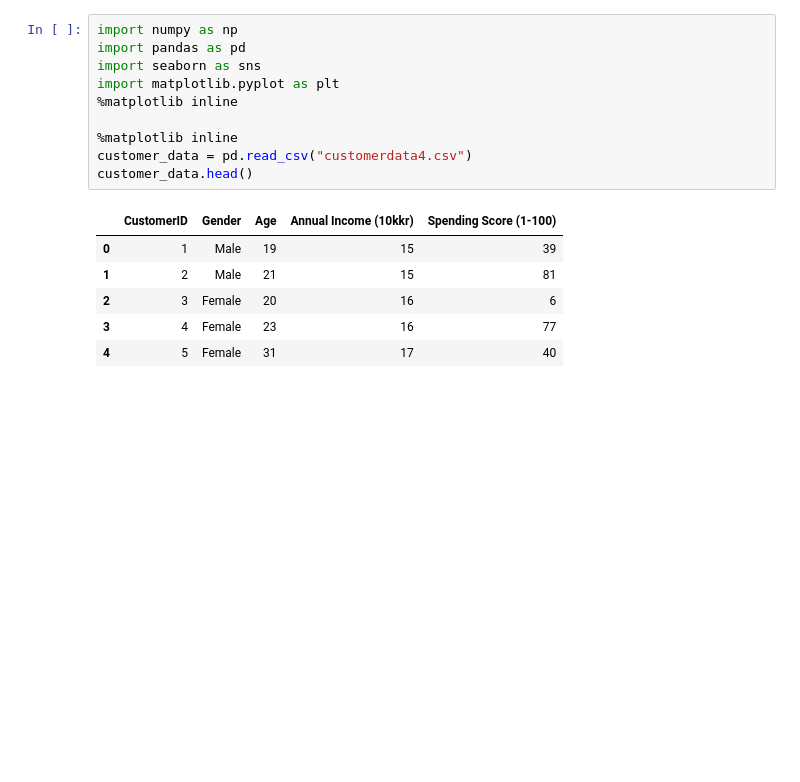
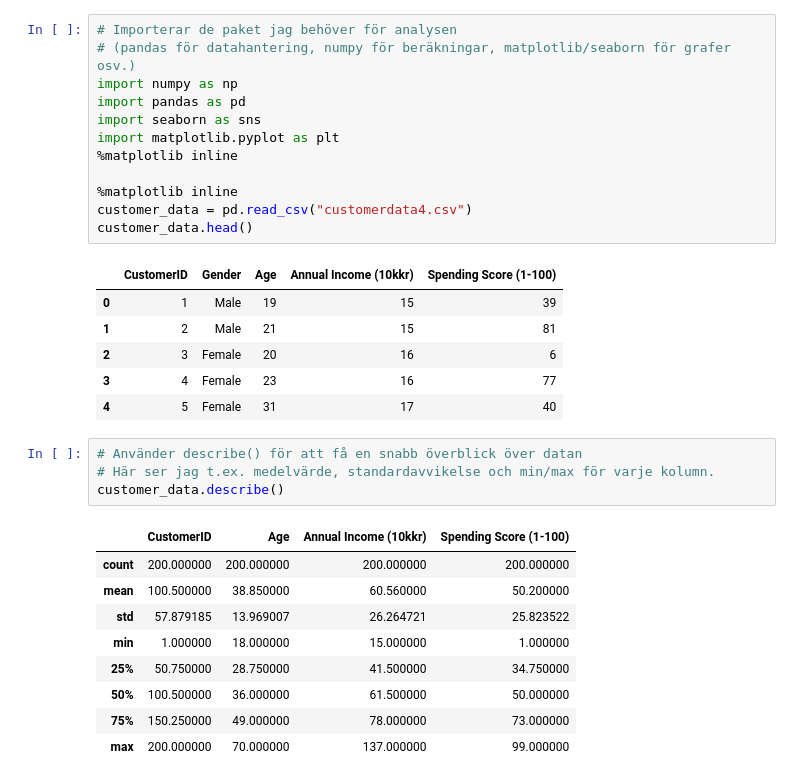
Before and after one commit to Tarish-Tarish/AI-Labb-1, a Jupyter notebook: T1.ipynb, the cells around one changed output. Saved outputs shown, nothing was run; the diff lists cells and outputs as text; blank space fills up the shorter version.

```diff
--- a/T1.ipynb
+++ b/T1.ipynb
@@ -1,4 +1,6 @@
 # %%
+# Importerar de paket jag behöver för analysen
+# (pandas för datahantering, numpy för beräkningar, matplotlib/seaborn för grafer osv.)
 import numpy as np
 import pandas as pd
 import seaborn as sns
@@ -15,4 +17,18 @@ customer_data.head()
 | 2 | 3 | Female | 20 | 16 | 6 |
 | 3 | 4 | Female | 23 | 16 | 77 |
 | 4 | 5 | Female | 31 | 17 | 40 |
+# %%
+# Använder describe() för att få en snabb överblick över datan
+# Här ser jag t.ex. medelvärde, standardavvikelse och min/max för varje kolumn.
+customer_data.describe()
+# %% [output]
+|  | CustomerID | Age | Annual Income (10kkr) | Spending Score (1-100) |
+| count | 200.000000 | 200.000000 | 200.000000 | 200.000000 |
+| mean | 100.500000 | 38.850000 | 60.560000 | 50.200000 |
+| std | 57.879185 | 13.969007 | 26.264721 | 25.823522 |
+| min | 1.000000 | 18.000000 | 15.000000 | 1.000000 |
+| 25% | 50.750000 | 28.750000 | 41.500000 | 34.750000 |
+| 50% | 100.500000 | 36.000000 | 61.500000 | 50.000000 |
+| 75% | 150.250000 | 49.000000 | 78.000000 | 73.000000 |
+| max | 200.000000 | 70.000000 | 137.000000 | 99.000000 |
 # %%
```
Also changed, not shown: parts of 15 cells of this notebook, 2 other files.
